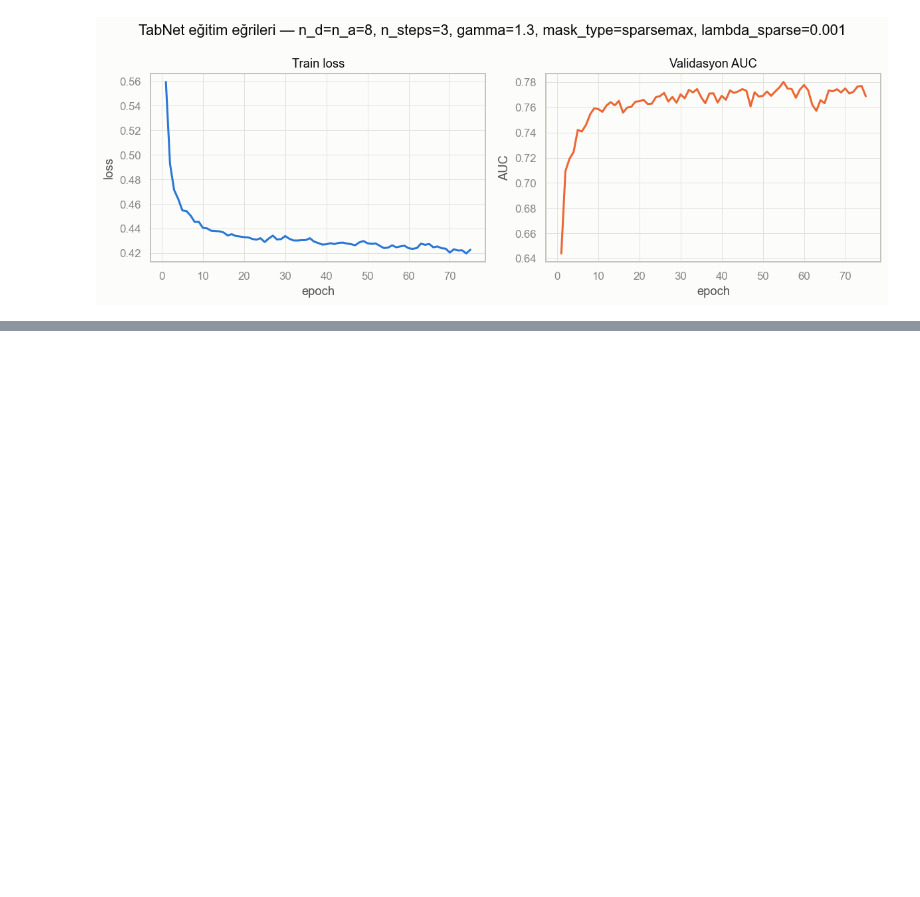
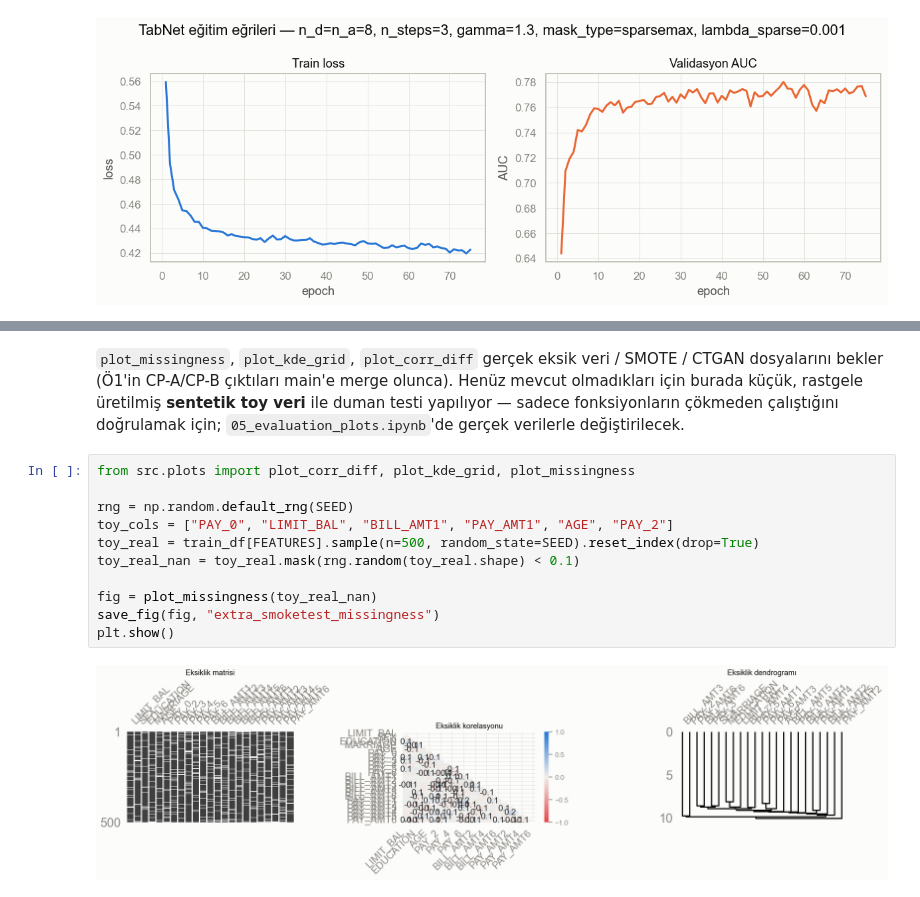
Before and after one commit to KamuranBey00/DataScienceProject, a Jupyter notebook: notebooks/04_tabnet.ipynb, the cells around one changed output, grey strips where cells are left out. Cells and saved outputs as stored; diff of their text form; blank space fills up the shorter version.

```diff
--- a/notebooks/04_tabnet.ipynb
+++ b/notebooks/04_tabnet.ipynb
@@ -388,0 +454,19 @@ plt.show()
+# %% [markdown]
+`plot_missingness`, `plot_kde_grid`, `plot_corr_diff` gerçek eksik veri / SMOTE /
+CTGAN dosyalarını bekler (Ö1'in CP-A/CP-B çıktıları main'e merge olunca).
+Henüz mevcut olmadıkları için burada küçük, rastgele üretilmiş **sentetik toy
+veri** ile duman testi yapılıyor — sadece fonksiyonların çökmeden çalıştığını
+doğrulamak için; `05_evaluation_plots.ipynb`'de gerçek verilerle değiştirilecek.
+# %%
+from src.plots import plot_corr_diff, plot_kde_grid, plot_missingness
+
+rng = np.random.default_rng(SEED)
+toy_cols = ["PAY_0", "LIMIT_BAL", "BILL_AMT1", "PAY_AMT1", "AGE", "PAY_2"]
+toy_real = train_df[FEATURES].sample(n=500, random_state=SEED).reset_index(drop=True)
+toy_real_nan = toy_real.mask(rng.random(toy_real.shape) < 0.1)
+
+fig = plot_missingness(toy_real_nan)
+save_fig(fig, "extra_smoketest_missingness")
+plt.show()
+# %% [output]
+[figure, added]
```
Also changed, not shown: parts of 6 cells of this notebook, 8 other files.
